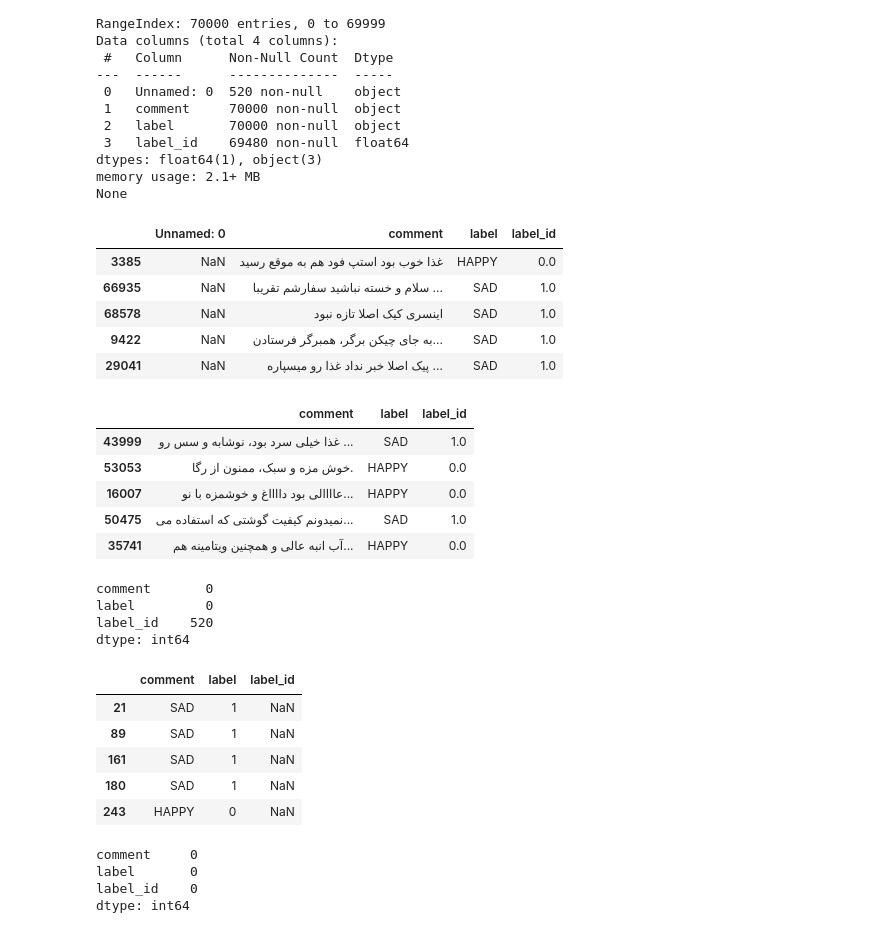
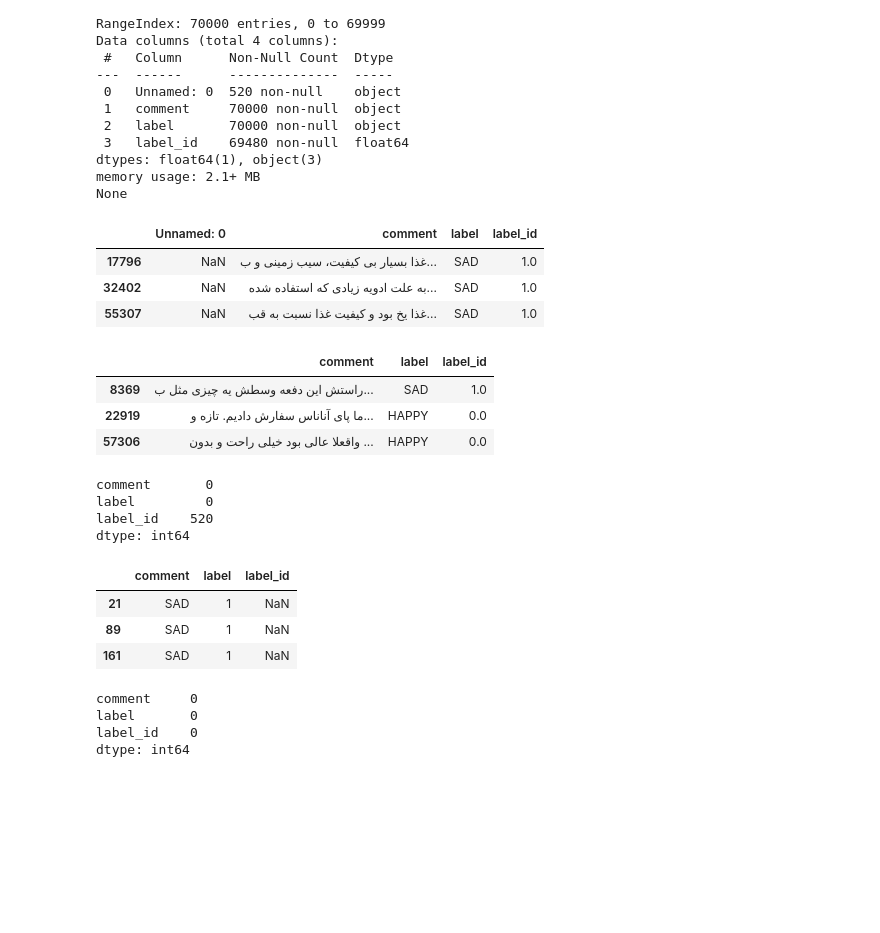
Before and after one commit to rasulnoshad/Persian-Sentiment-Analysis-Snappfood-Reviews, a Jupyter notebook: sentimentAnalysis_snappfoodReview_machineLearningMethods_.ipynb, the cells around one changed output. Saved outputs shown, nothing was run; the diff lists cells and outputs as text; code cells hidden in the pictures; blank space fills up the shorter version.

```diff
--- a/sentimentAnalysis_snappfoodReview_machineLearningMethods_.ipynb
+++ b/sentimentAnalysis_snappfoodReview_machineLearningMethods_.ipynb
@@ -66,24 +79,20 @@ dtypes: float64(1), object(3)
 memory usage: 2.1+ MB
 None
 # %%
-df.sample(5)
+df.sample(3)
 # %% [output]
 |  | Unnamed: 0 | comment | label | label_id |
-| 3385 | NaN | غذا خوب بود استپ فود هم به موقع رسید | HAPPY | 0.0 |
-| 66935 | NaN | سلام و خسته نباشید سفارشم تقریبا ... | SAD | 1.0 |
-| 68578 | NaN | اینسری کیک اصلا تازه نبود | SAD | 1.0 |
-| 9422 | NaN | به جای چیکن‌ برگر، همبرگر فرستادن... | SAD | 1.0 |
-| 29041 | NaN | پیک اصلا خبر نداد غذا رو میسپاره ... | SAD | 1.0 |
+| 17796 | NaN | غذا بسیار بی کیفیت، سیب زمینی و ب... | SAD | 1.0 |
+| 32402 | NaN | به علت ادویه زیادی که استفاده شده... | SAD | 1.0 |
+| 55307 | NaN | غذا یخ بود و کیفیت غذا نسبت به قب... | SAD | 1.0 |
 # %%
 df.drop(df.columns[0], axis=1, inplace=True)
-df.sample(5)
+df.sample(3)
 # %% [output]
 |  | comment | label | label_id |
-| 43999 | غذا خیلی سرد بود، نوشابه و سس رو ... | SAD | 1.0 |
-| 53053 | خوش مزه و سبک، ممنون از رگا. | HAPPY | 0.0 |
-| 16007 | عاااالی بود دااااغ و خوشمزه با نو... | HAPPY | 0.0 |
-| 50475 | نمیدونم کیفیت گوشتی که استفاده می... | SAD | 1.0 |
-| 35741 | آب انبه عالی و همچنین ویتامینه هم... | HAPPY | 0.0 |
+| 8369 | راستش این دفعه وسطش یه چیزی مثل ب... | SAD | 1.0 |
+| 22919 | ما پای آناناس سفارش دادیم. تازه و... | HAPPY | 0.0 |
+| 57306 | واقعلا عالی بود خیلی راحت و بدون ... | HAPPY | 0.0 |
 # %%
 df.isnull().sum()
 # %% [output]
@@ -92,14 +101,12 @@ label         0
 label_id    520
 dtype: int64
 # %%
-df[df['label_id'].isnull()].head(5)
+df[df['label_id'].isnull()].head(3)
 # %% [output]
 |  | comment | label | label_id |
 | 21 | SAD | 1 | NaN |
 | 89 | SAD | 1 | NaN |
 | 161 | SAD | 1 | NaN |
-| 180 | SAD | 1 | NaN |
-| 243 | HAPPY | 0 | NaN |
 # %%
 df.dropna(axis=0, inplace=True)
 df.isnull().sum()
```
Also changed, not shown: parts of 8 cells of this notebook.
